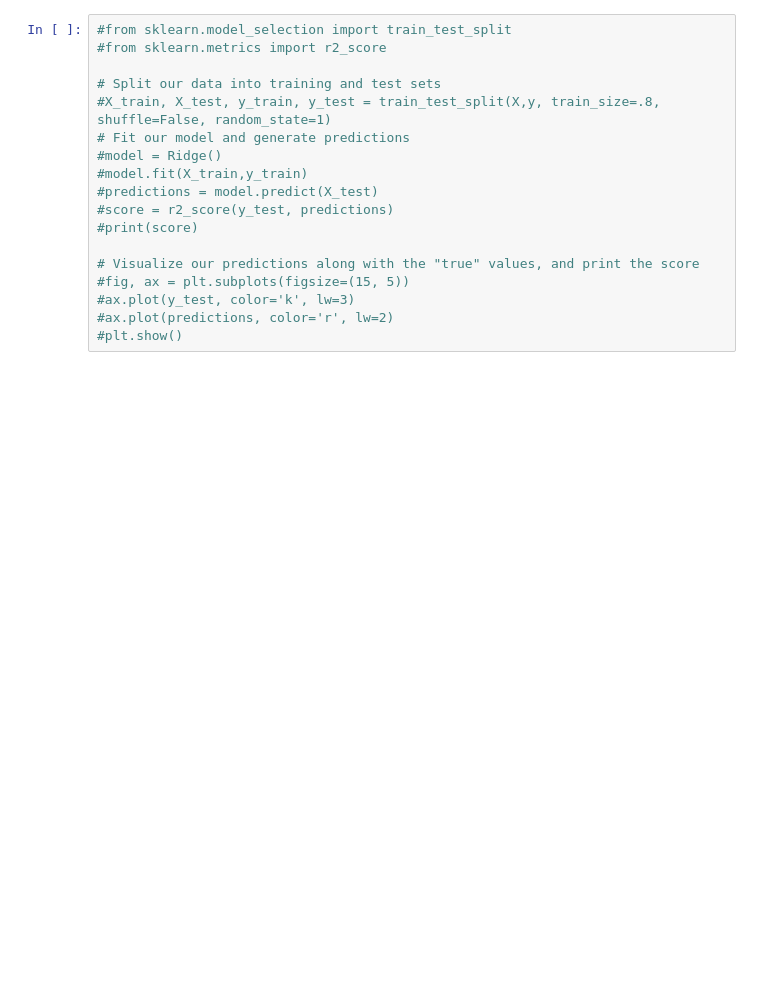
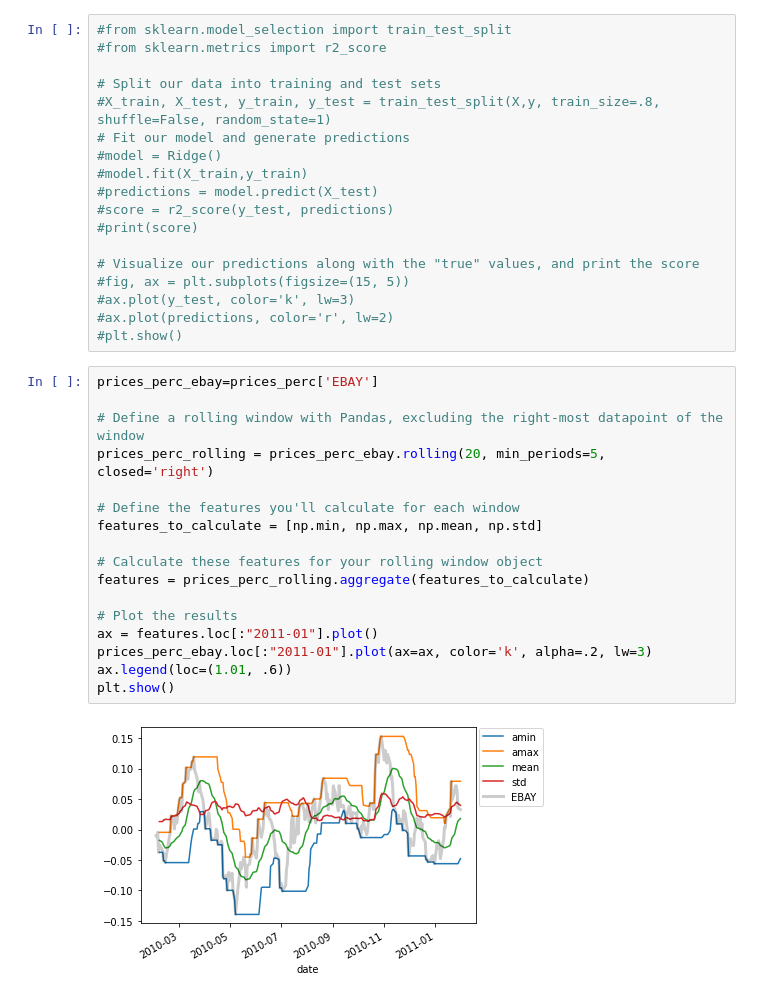
Before and after one commit to martinnss/Micro_Projects, a Jupyter notebook: apuntes datacamp/Time Series.ipynb, the cells around one changed output. Cells and saved outputs as stored; diff of their text form; blank space fills up the shorter version.

```diff
--- a/apuntes datacamp/Time Series.ipynb
+++ b/apuntes datacamp/Time Series.ipynb
@@ -163,3 +167,22 @@ plt.show()
 #ax.plot(y_test, color='k', lw=3)
 #ax.plot(predictions, color='r', lw=2)
 #plt.show()
+# %%
+prices_perc_ebay=prices_perc['EBAY']
+
+# Define a rolling window with Pandas, excluding the right-most datapoint of the window
+prices_perc_rolling = prices_perc_ebay.rolling(20, min_periods=5, closed='right')
+
+# Define the features you'll calculate for each window
+features_to_calculate = [np.min, np.max, np.mean, np.std]
+
+# Calculate these features for your rolling window object
+features = prices_perc_rolling.aggregate(features_to_calculate)
+
+# Plot the results
+ax = features.loc[:"2011-01"].plot()
+prices_perc_ebay.loc[:"2011-01"].plot(ax=ax, color='k', alpha=.2, lw=3)
+ax.legend(loc=(1.01, .6))
+plt.show()
+# %% [output]
+[figure, added]
```
Also changed, not shown: parts of 8 cells of this notebook.
